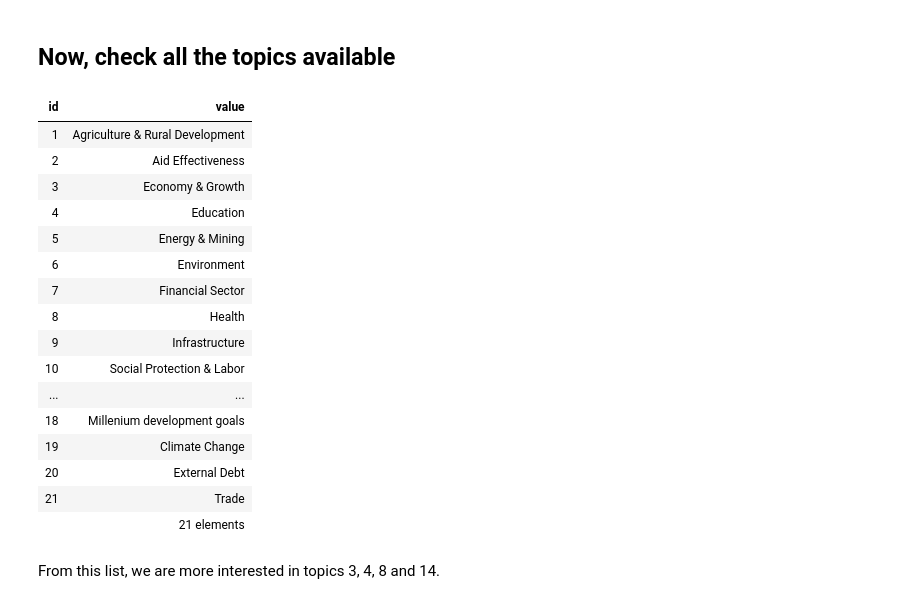
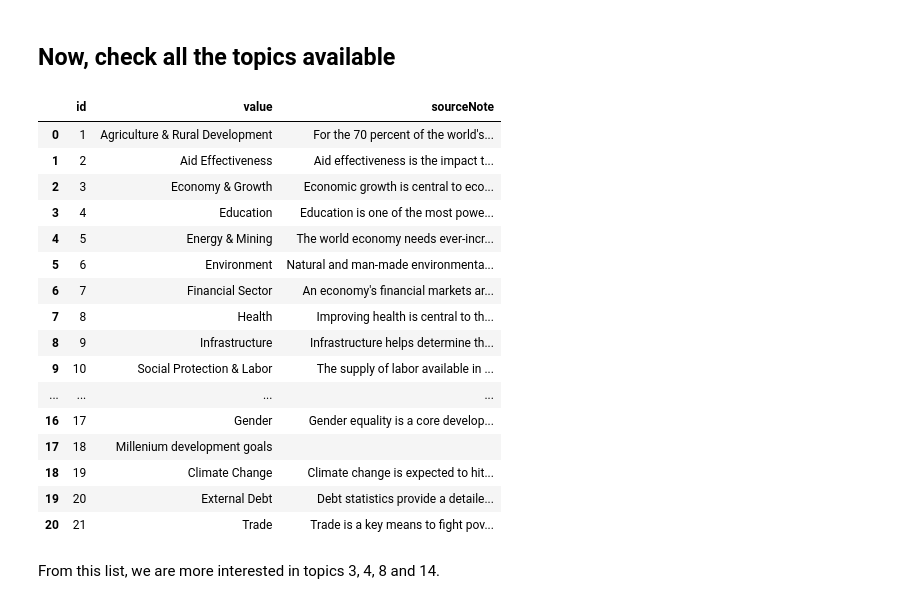
Before and after one commit to juanesfco/PF_DS_PT03_G2_EsperanzaVida, a Jupyter notebook: RawData/readData.ipynb, the cells around one changed output. Cells and saved outputs as stored; diff of their text form; code cells hidden in the pictures.

```diff
--- a/RawData/readData.ipynb
+++ b/RawData/readData.ipynb
@@ -55,23 +55,24 @@ df_countries_30
 | 254 | VEN | Venezuela, RB | False | -69.837100 | 9.08165 | LCN |  | IBD | INX | ... |
 # %% [markdown]
 ## Now, check all the topics available
-# %%
-wb.topic.info()
-# %% [output]
-| id | value |
-| 1 | Agriculture & Rural Development |
-| 2 | Aid Effectiveness |
-| 3 | Economy & Growth |
-| 4 | Education |
-| 5 | Energy & Mining |
-| 6 | Environment |
-| 7 | Financial Sector |
-| 8 | Health |
-| 9 | Infrastructure |
-| 10 | Social Protection & Labor |
-| ... | ... |
-| 18 | Millenium development goals |
-| 19 | Climate Change |
-| 20 | External Debt |
-| 21 | Trade |
-|  | 21 elements |
+# %%
+df_topics = pd.DataFrame(wb.topic.info().items)
+df_topics
+# %% [output]
+|  | id | value | sourceNote |
+| 0 | 1 | Agriculture & Rural Development | For the 70 percent of the world's... |
+| 1 | 2 | Aid Effectiveness | Aid effectiveness is the impact t... |
+| 2 | 3 | Economy & Growth | Economic growth is central to eco... |
+| 3 | 4 | Education | Education is one of the most powe... |
+| 4 | 5 | Energy & Mining | The world economy needs ever-incr... |
+| 5 | 6 | Environment | Natural and man-made environmenta... |
+| 6 | 7 | Financial Sector | An economy's financial markets ar... |
+| 7 | 8 | Health | Improving health is central to th... |
+| 8 | 9 | Infrastructure | Infrastructure helps determine th... |
+| 9 | 10 | Social Protection & Labor | The supply of labor available in ... |
+| ... | ... | ... | ... |
+| 16 | 17 | Gender | Gender equality is a core develop... |
+| 17 | 18 | Millenium development goals |  |
+| 18 | 19 | Climate Change | Climate change is expected to hit... |
+| 19 | 20 | External Debt | Debt statistics provide a detaile... |
+| 20 | 21 | Trade | Trade is a key means to fight pov... |
```
Also changed, not shown: parts of 1 cell of this notebook, 4 other files.
